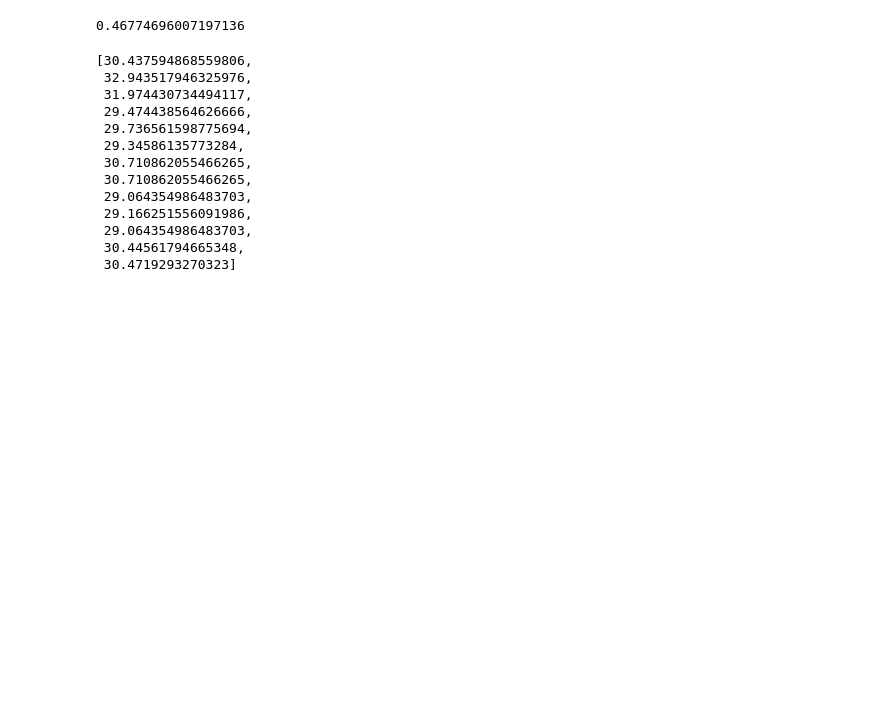
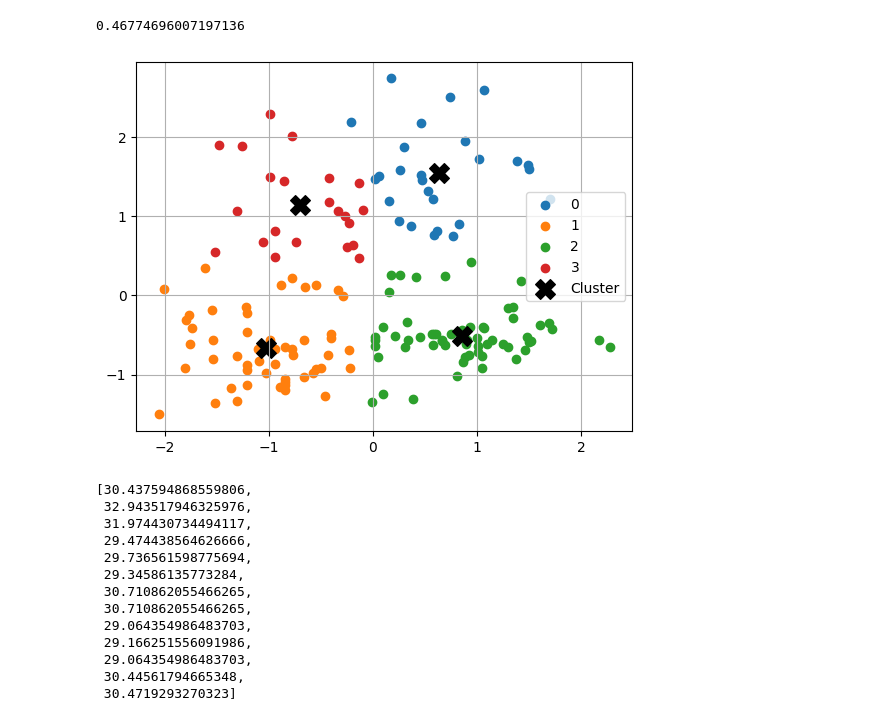
Before and after one commit to Md-Maruf-1727/Machine-Learning-Algorithms, a Jupyter notebook: Unsupervised/K Means Clustering/on wine dataset/code.ipynb, the cells around one changed output. Drawn from its saved outputs; the diff is of its cells as text; code cells hidden in the pictures; blank space fills up the shorter version.

```diff
--- a/Unsupervised/K Means Clustering/on wine dataset/code.ipynb
+++ b/Unsupervised/K Means Clustering/on wine dataset/code.ipynb
@@ -407,3 +407,6 @@ array([2, 2, 2, 2, 2, 2, 2, 2, 2, 2, 2, 2, 2, 2, 2, 2, 2, 2, 0, 2, 3, 2,
        3, 1, 3, 3, 1, 1, 1, 3, 1, 3, 1, 3, 1, 1, 3, 0, 3, 3, 2, 0, 0, 3,
        0, 0, 0, 0, 0, 0, 2, 0, 1, 0, 0, 3, 3, 0, 3, 3, 2, 0, 0, 3, 2, 0,
        3, 1, 2, 0, 0, 2, 0], dtype=int32)
+# %%
+df['pred_plus1'] = pred1
+df.head()
@@ -423,6 +433,22 @@ s_score = silhouette_score(
 s_score
 # %% [output]
 0.46774696007197136
+# %%
+cluster1 = sorted(df['pred_plus1'].unique())
+
+for c in cluster1:
+    dfc = df[df['pred_plus1'] == c]
+    plt.scatter(
+        dfc.alcohol,
+        dfc.malic_acid,
+        label=f'{c}'
+    )
+plt.scatter(center1[:,0], center1[:, 1], label='Cluster', color='black', s=200, marker='X')
+plt.legend()
+plt.grid(True)
+plt.show()
+# %% [output]
+[figure, added]
 # %%
 wcss2 = []
 for k in range(2,15):
```
Also changed, not shown: parts of 2 cells of this notebook.
